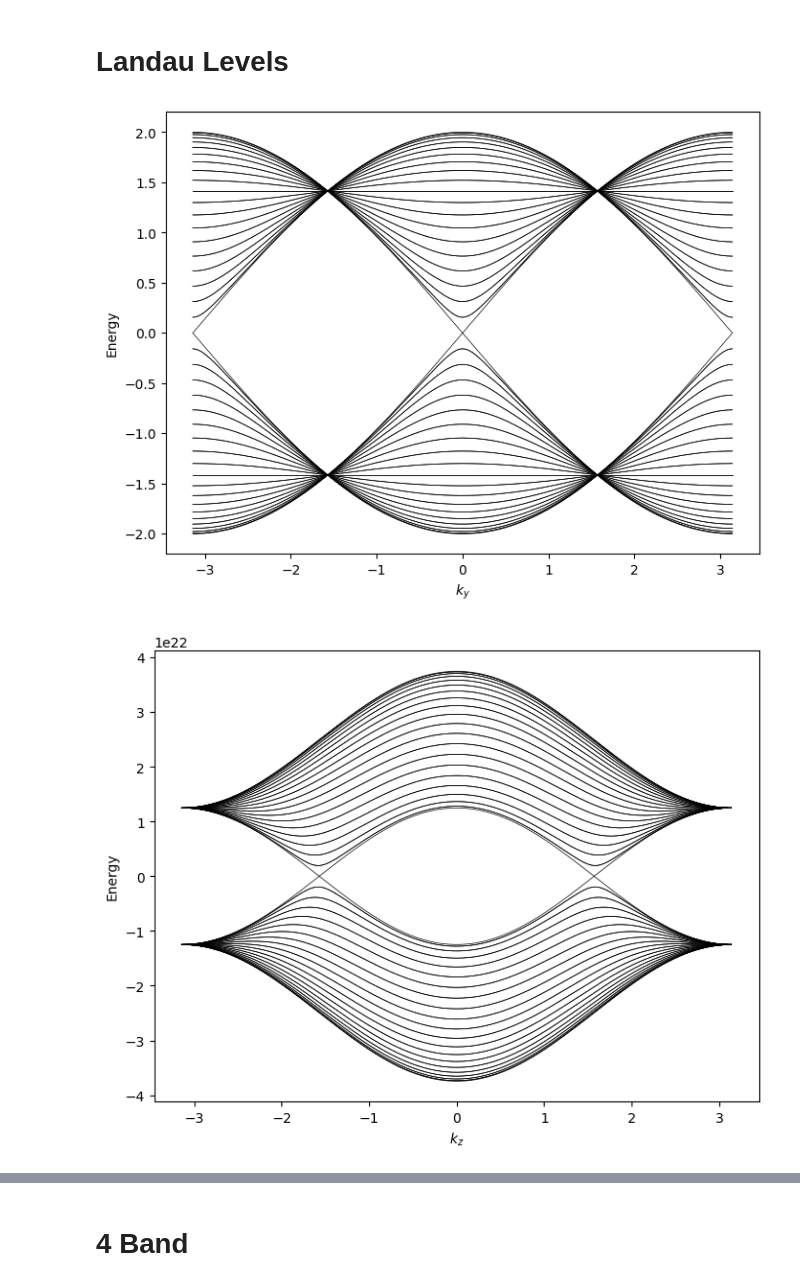
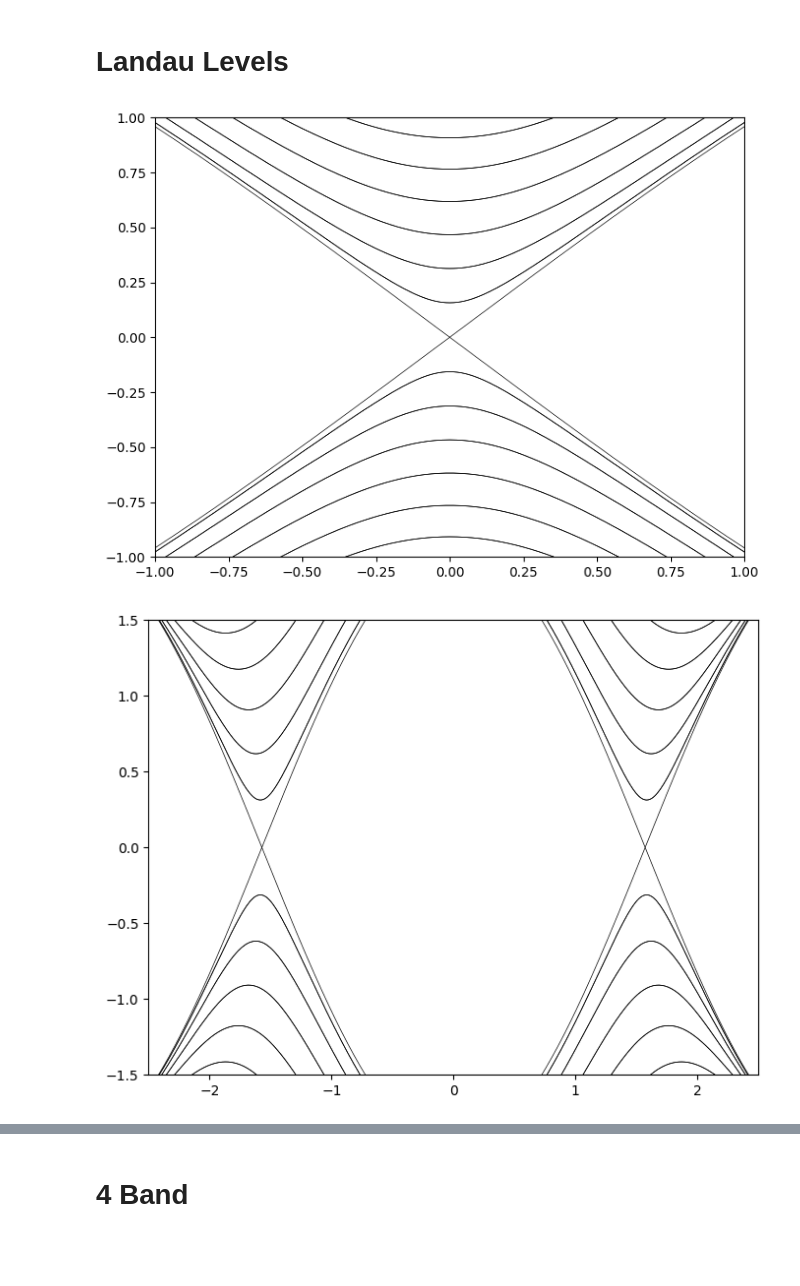
Before and after one commit to gehadibany/topological-phases, a Jupyter notebook: base_codes.ipynb, the cells around one changed output, grey strips where cells are left out. Saved outputs shown, nothing was run; the diff lists cells and outputs as text; code cells hidden in the pictures; blank space fills up the shorter version.

```diff
--- a/base_codes.ipynb
+++ b/base_codes.ipynb
@@ -455,36 +455,36 @@ plt.show()
 # %%
 # Parameters
 L = 40
 kys =np.linspace(-np.pi, np.pi, 501)
-m = 0
+m = 2
 eigvals_oc_vs_ky = []
+
 
 for ky in kys:
     H_open = np.zeros((2*L, 2*L), dtype=complex)
     for i in range(L):
         H0 = np.sin(ky) * sigma_y + (m - np.cos(ky)) * sigma_z
         V = (1j / 2) * sigma_x - (1 / 2) * sigma_z
         H_open[2*i:2*i+2, 2*i:2*i+2] = H0
         if i < L-1:
             H_open[2*i:2*i+2, 2*(i+1):2*(i+1)+2] = V
             H_open[2*(i+1):2*(i+1)+2, 2*i:2*i+2] = V.conj().T
         else:
             H_open[2*i:2*i+2, 0:2] = V
             H_open[0:2, 2*i:2*i+2] = V.conj().T
     eigenvals_oc, eigenvecs_oc = np.linalg.eigh(H_open)
     eigvals_oc_vs_ky.append(eigenvals_oc)
 
 eigvals_oc_vs_ky = np.array(eigvals_oc_vs_ky).T
 
-
-plt.figure(figsize=(8,6))
+fig, ax = plt.subplots(figsize=(8,6))
 for band in eigvals_oc_vs_ky:
-    plt.plot(kys, band,  color='black', linewidth=0.5)
-plt.xlabel('$k_y$')
-plt.ylabel('Energy')
+    ax.plot (kys, band,  color='black', linewidth=0.5)
+ax.set_xlim (-1,1)
+ax.set_ylim (-1,1)
 plt.show()
 # %% [output]
-[figure, old version]
+[figure, new version]
 # %%
 #Periodic-open
 # Parameters
@@ -494,15 +494,12 @@ V = 1
 t =1
 t0=1
 kx = 0
-e = 1.6021766e-19
-B = 20
-
 
 eigvals_oc_vs_kz = []
 for kz in kzs:
     H_open = np.zeros((2*L, 2*L), dtype=complex)
     for i in range(L):
-        H0 = (-2*t0*np.sin(kx - e*B*i))*I2 +(2*t*np.sin(kx- e*B*i))* sigma_x + (2*t*np.cos(kz)+2*V*(2-np.cos(kx- e*B*i)))* sigma_z
+        H0 = (-2*t0*np.sin(kx))*I2 +(2*t*np.sin(kx))* sigma_x + (2*t*np.cos(kz)+2*V*(2-np.cos(kx)))* sigma_z
         V0 = -1j*t * sigma_y -V*sigma_z
         H_open[2*i:2*i+2, 2*i:2*i+2] = H0
         if i < L-1:
@@ -516,14 +513,13 @@ for kz in kzs:
     eigenvals_oc, eigenvecs_oc = np.linalg.eigh(H_open)
     eigvals_oc_vs_kz.append(eigenvals_oc)
 
-eigvals_oc_vs_kz = np.array(eigvals_oc_vs_kz).T/e * 1e3
+eigvals_oc_vs_kz = np.array(eigvals_oc_vs_kz).T
 
-
-plt.figure(figsize=(8,6))
+fig, ax = plt.subplots(figsize=(8,6))
 for band in eigvals_oc_vs_kz:
-    plt.plot(kzs, band,  color='black', linewidth=0.5)
-plt.xlabel('$k_z$')
-plt.ylabel('Energy')
+    ax.plot (kzs, band,  color='black', linewidth=0.5)
+ax.set_xlim (-2.5,2.5)
+ax.set_ylim (-1.5,1.5)
 plt.show()
 # %% [output]
-[figure, old version]
+[figure, new version]
```
Also changed, not shown: parts of 5 cells of this notebook.
